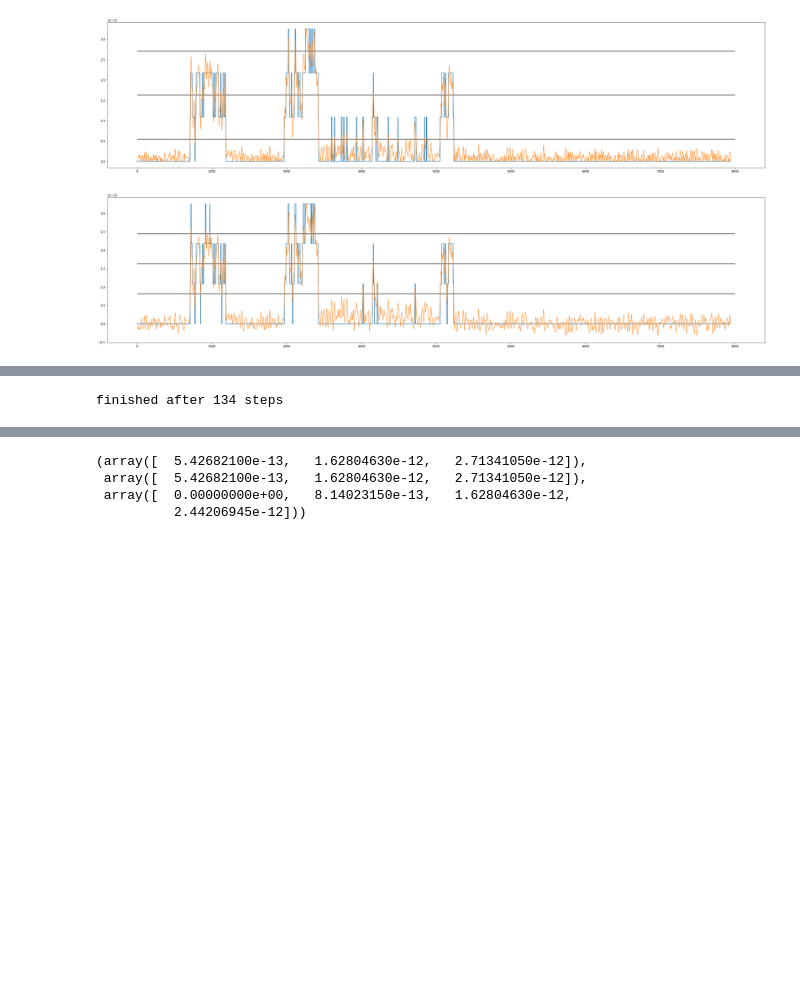
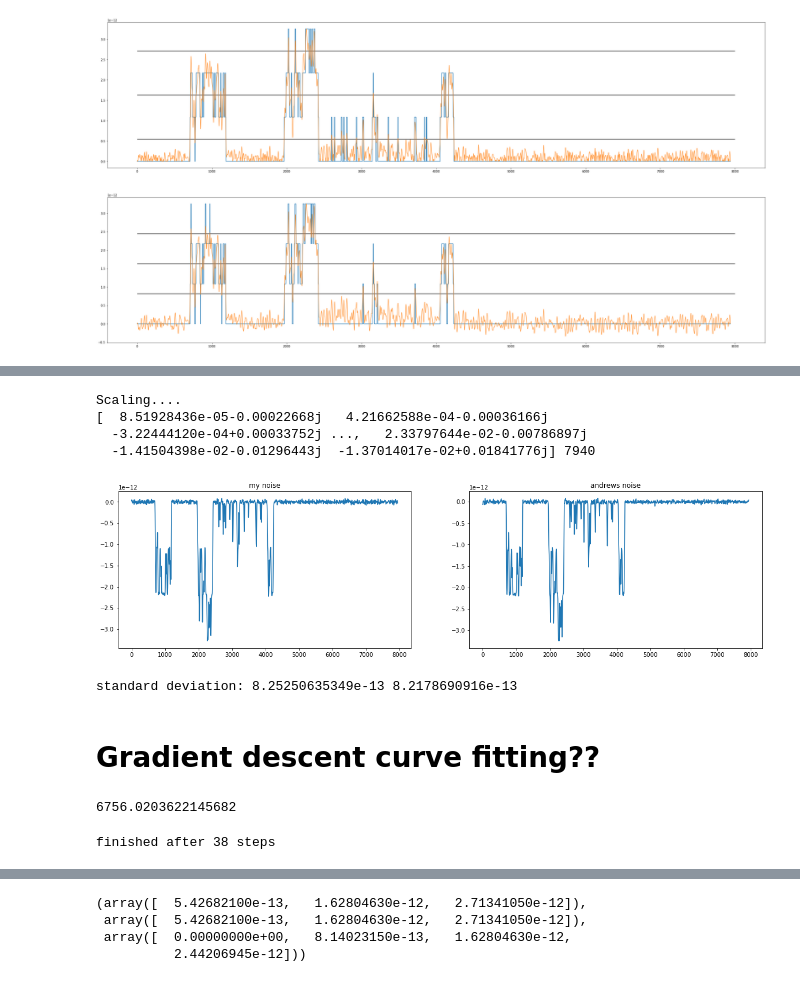
Before and after one commit to AGPlested/ASCAM, a Jupyter notebook: model.ipynb, the cells around one changed output, grey strips where cells are left out. Saved outputs shown, nothing was run; the diff lists cells and outputs as text; code cells hidden in the pictures; blank space fills up the shorter version.

```diff
--- a/model.ipynb
+++ b/model.ipynb
@@ -284,3 +360,31 @@ def ssd(x,y):
+# %%
+import noise_gen
+noise = gen_noise(std_original.mean(), N=len(ideal),f_0 = 1000)
+reconstructed = -sm*ideal+noise
+filtered = apply_filter(reconstructed,window)
+f1, s1 = noise_gen.oneplusf_gen(len(signal), type='1+f');
+an = noise_gen.spec_to_noise(s1,1.6e-12);
+r = -sm*ideal+an
+f = apply_filter(r,window)
+plt.figure(figsize=(20,5))
+plt.subplot(121)
+plt.plot(filtered)
+plt.title('my noise')
+plt.subplot(122)
+plt.plot(f)
+plt.title('andrews noise');
+# %% [output]
+Scaling....
+[  8.51928436e-05-0.00022668j   4.21662588e-04-0.00036166j
+  -3.22444120e-04+0.00033752j ...,   2.33797644e-02-0.00786897j
+  -1.41504398e-02-0.01296443j  -1.37014017e-02+0.01841776j] 7940
+[figure, added]
+# %%
+print('standard deviation:', np.std(noise), np.std(an))
+# %% [output]
+standard deviation: 8.25250635349e-13 8.2178690916e-13
+# %% [markdown]
+# Gradient descent curve fitting??
 # %%
 def eval_numerical_gradient(f, x):
     fx = f(x) # evaluate function value at original point
@@ -331,25 +408,35 @@ def loss(signal,thetas):
+# %%
+loss(signal,oT)
+# %% [output]
+6756.0203622145682
 # %%
 from functools import partial
 loss_train = partial(loss, signal)
 # %%
-# thetas = np.linspace(0,1,5)[:-1]*np.max(np.abs(signal))
-thetas = np.random.uniform(0,1*np.max(np.abs(signal)),size=4)
+oT = np.random.uniform(0,1*np.max(np.abs(signal)),size=3)
+oT = np.sort(oT)
+# oT = np.array([1/6,1/2,5/6])*np.max(np.abs(signal))
 dE = 1
-eta = .5
-l_old = loss_train(thetas)
-i = 1
-while dE>1e-4:
+eta = 5e-25
+l_old = loss_train(oT)
+# print(l_old)
+i = 0
+while dE>1e-10:
 #     print('step ',i)
     i+=1
-    df = eval_numerical_gradient(loss_train, thetas)
-    thetas-= eta*df
-    l_new = loss_train(thetas)
-    dE = np.abs(l_new-l_old)/l_old
+    df = eval_numerical_gradient(loss_train, oT)
+#     print('df',df)
+    oT-= eta*df
+#     print('thetas:', thetas)
+    l_new = loss_train(oT)
+#     print(l_new)
+    dE = np.abs(l_new-l_old)/l_new
+#     print(dE)
     l_old = l_new
-    eta*=.95
+    eta*=.9
 #     print('current dE%.2d'%dE)
 print('finished after %.d steps' %i)
 # %% [output]
-finished after 134 steps
+finished after 38 steps
 # %%
 plt.figure(figsize=(20,8))
```
Also changed, not shown: parts of 34 cells of this notebook.
